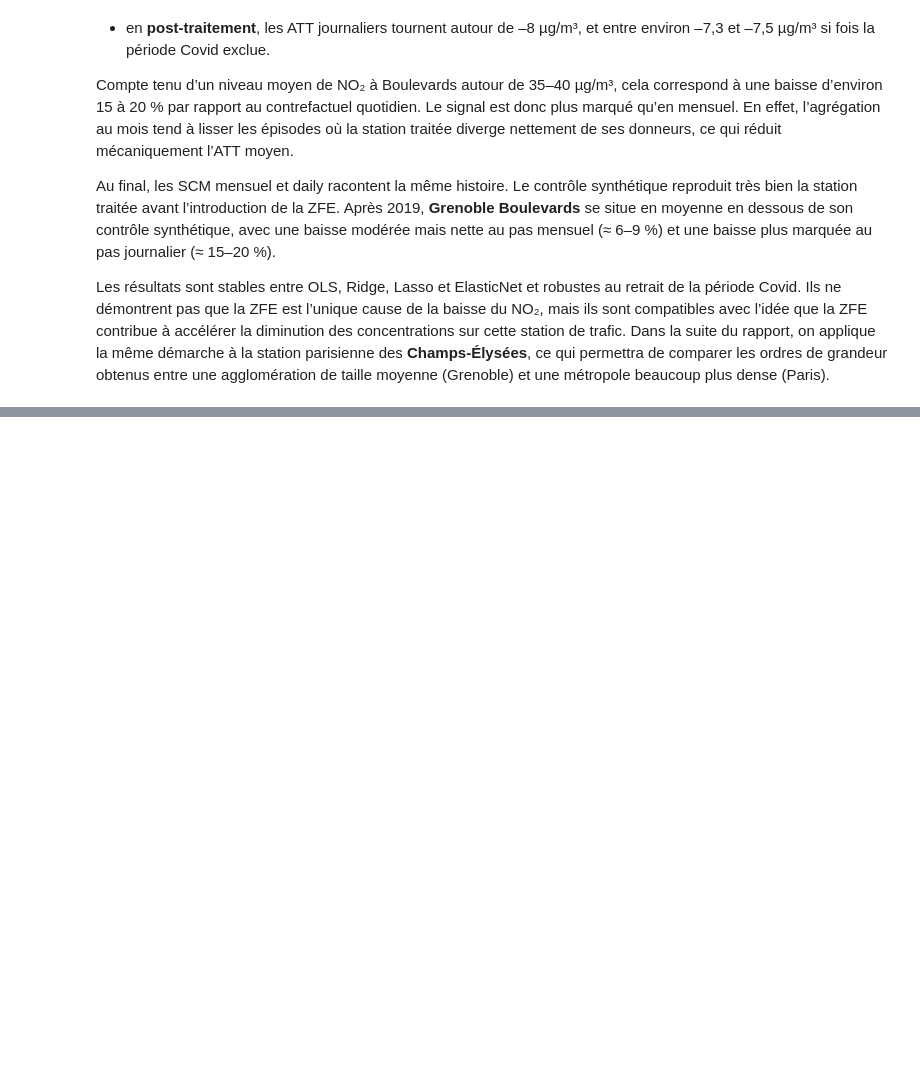
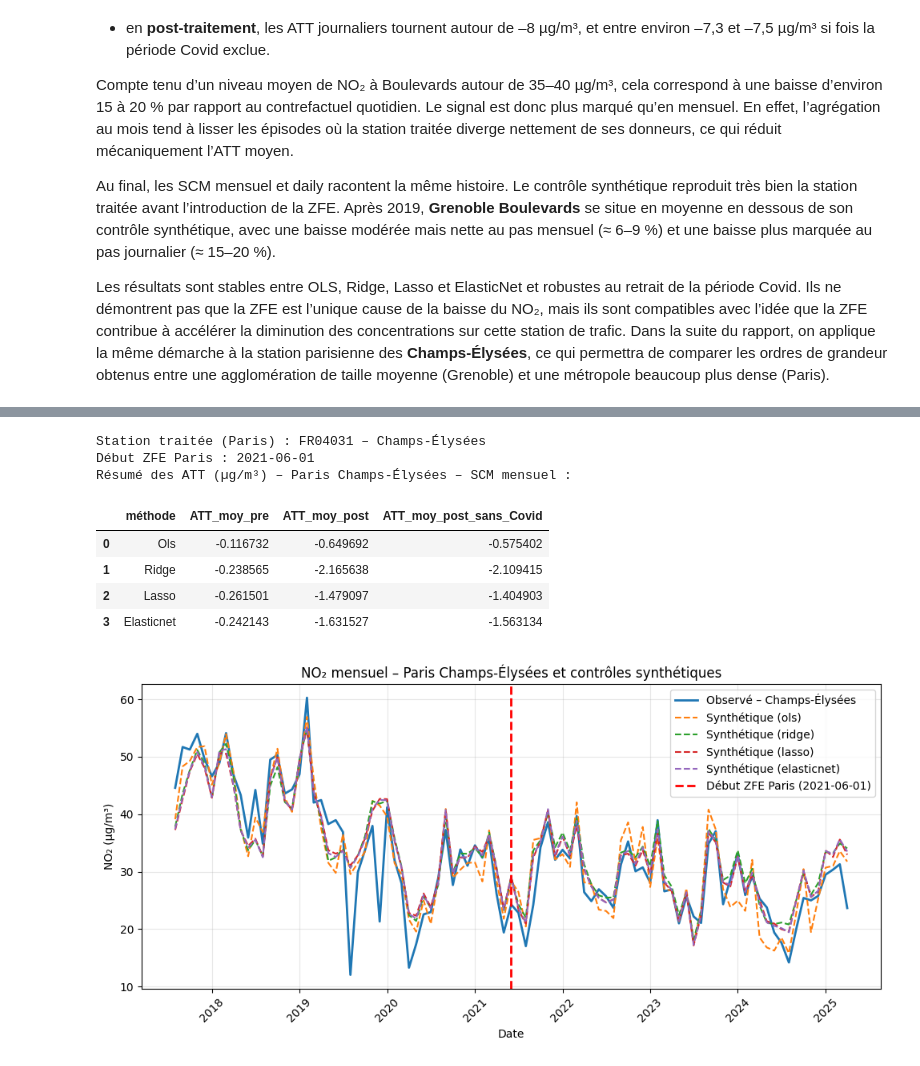
Before and after one commit to pasilvente/project_python_for_data_science_at_ENSAE_ZFE_ML_SCM, a Jupyter notebook: rapport_zfe.ipynb, the cells around one changed output, grey strips where cells are left out. Cells and saved outputs as stored; diff of their text form; code cells hidden in the pictures; blank space fills up the shorter version.

```diff
--- a/rapport_zfe.ipynb
+++ b/rapport_zfe.ipynb
@@ -1607,0 +1004,66 @@ Les résultats sont stables entre OLS, Ridge, Lasso et ElasticNet et robustes au
+# %%
+# Fichiers journaliers imputés (cibles + donneurs)
+paris_targets = pd.read_csv(DATA_DIR / "pollution_paris_no2_daily_imputed.csv")
+donors_paris = pd.read_csv(DATA_DIR / "no2_donors_paris_daily_imputed.csv")
+
+# Station traitée = Champs-Élysées
+treated_id_paris = "FR04031"
+paris_start = pd.Timestamp("2021-06-01")  # début ZFE Paris (date utilisée pour le SCM)
+
+print("Station traitée (Paris) :", treated_id_paris, "– Champs-Élysées")
+print("Début ZFE Paris :", paris_start.date())
+
+# SCM mensuel – Paris Champs-Élysées
+
+# Ajustement du SCM mensuel (OLS + pénalisés)
+dates_paris_m, y_paris_m, synth_paris_m, weights_paris_m = fit_penalized_scm_monthly(
+    treated_daily=paris_targets,
+    donors_daily=donors_paris,
+    treated_id=treated_id_paris,
+    treatment_start=paris_start,
+)
+
+# ATT mensuels (pré / post / post hors Covid)
+att_paris_m = compute_att_summary(
+    dates=dates_paris_m,
+    y_treated=y_paris_m,
+    synthetic_dict=synth_paris_m,
+    treatment_start=paris_start,
+    covid_start=pd.Timestamp("2020-03-01"),
+    covid_end=pd.Timestamp("2021-06-30"),
+)
+
+print("Résumé des ATT (µg/m³) – Paris Champs-Élysées – SCM mensuel :")
+display(att_paris_m)
+
+# Graphique mensuel
+plt.figure(figsize=(10, 5))
+
+plt.plot(dates_paris_m, y_paris_m, label="Observé – Champs-Élysées", linewidth=2)
+
+for key, y_syn in synth_paris_m.items():
+    label = f"Synthétique ({key})"
+    ls = "--"
+    plt.plot(dates_paris_m, y_syn, linestyle=ls, label=label)
+
+plt.axvline(paris_start, color="red", linestyle="--", linewidth=2,
+            label=f"Début ZFE Paris ({paris_start.date()})")
+
+plt.title("NO₂ mensuel – Paris Champs-Élysées et contrôles synthétiques")
+plt.xlabel("Date")
+plt.ylabel("NO₂ (µg/m³)")
+plt.legend()
+plt.grid(alpha=0.3)
+plt.xticks(rotation=45)
+plt.tight_layout()
+plt.show()
+# %% [output]
+Station traitée (Paris) : FR04031 – Champs-Élysées
+Début ZFE Paris : 2021-06-01
+Résumé des ATT (µg/m³) – Paris Champs-Élysées – SCM mensuel :
+|  | méthode | ATT_moy_pre | ATT_moy_post | ATT_moy_post_sans_Covid |
+| 0 | Ols | -0.116732 | -0.649692 | -0.575402 |
+| 1 | Ridge | -0.238565 | -2.165638 | -2.109415 |
+| 2 | Lasso | -0.261501 | -1.479097 | -1.404903 |
+| 3 | Elasticnet | -0.242143 | -1.631527 | -1.563134 |
+[figure, added]
```
Also changed, not shown: parts of 14 cells of this notebook, 6 other files.
